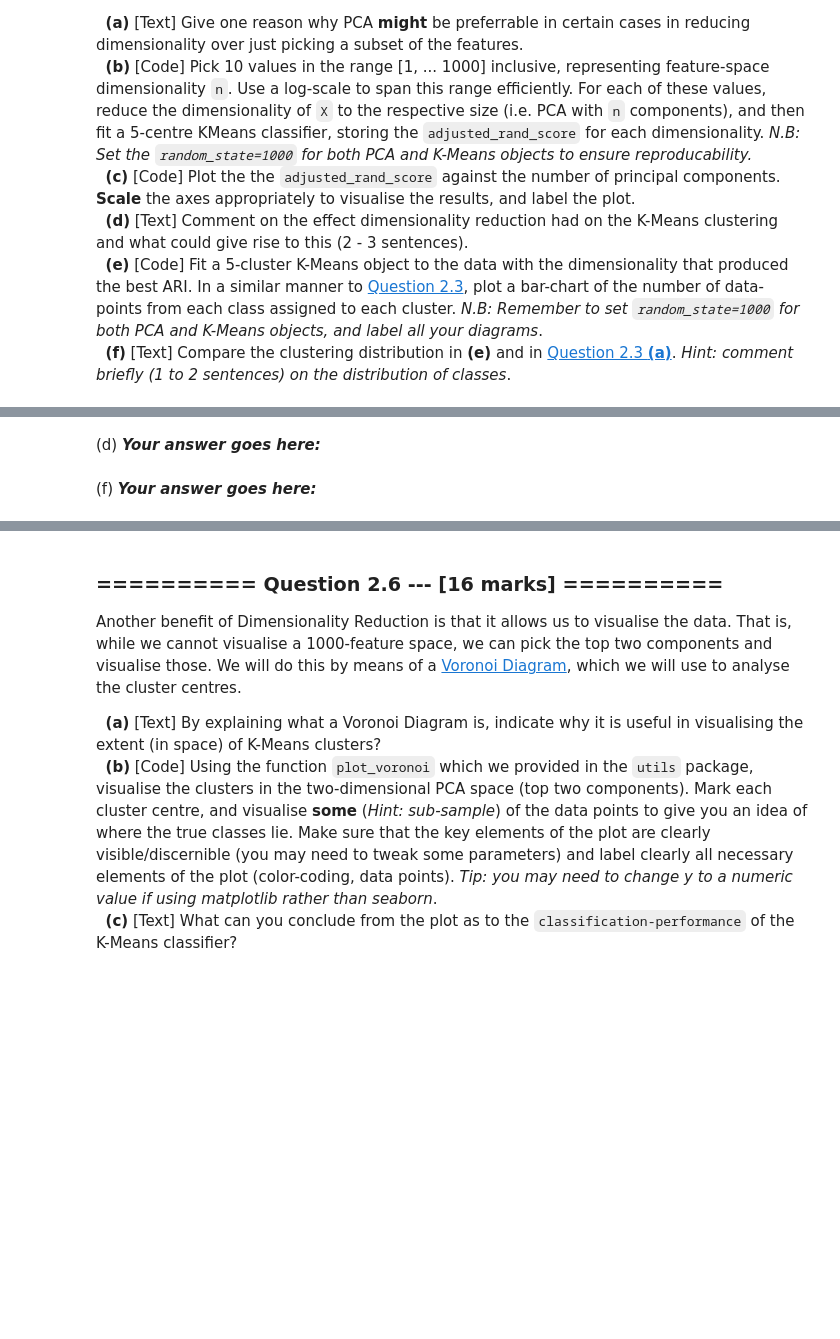
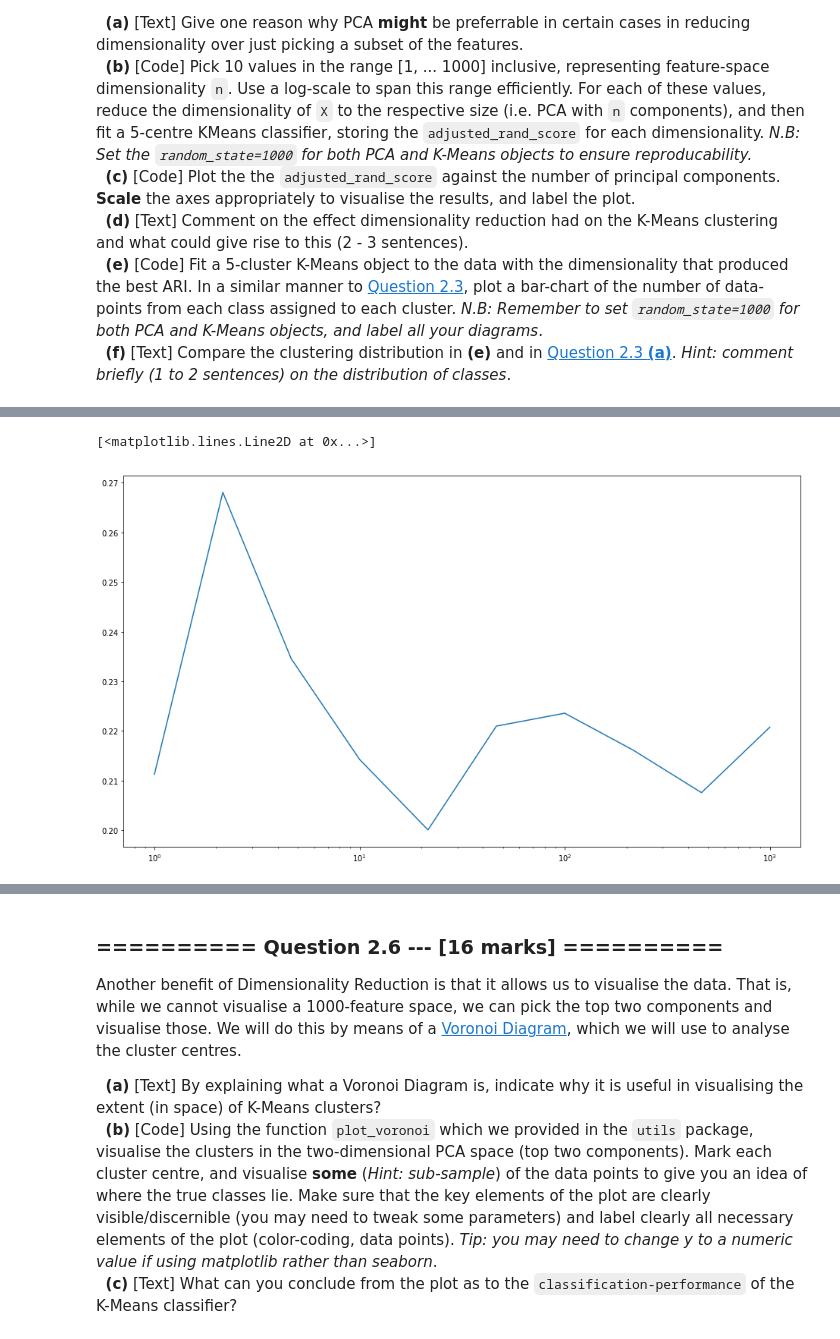
Before and after one commit to stuphys1729/IAML, a Jupyter notebook: Assignments/04_A_KMeans.ipynb, the cells around one changed output, grey strips where cells are left out. Cells and saved outputs as stored; diff of their text form; code cells hidden in the pictures; blank space fills up the shorter version.

```diff
--- a/Assignments/04_A_KMeans.ipynb
+++ b/Assignments/04_A_KMeans.ipynb
@@ -269,8 +274,8 @@ We will now evaluate the quality of this fit, primarily through the Adjusted Ran
 Measures similarity, cannot assign multiple clusters to one class
 # %%
 #(b) # Your Code goes here:
-pred = km.predict(X)
-adjusted_rand_score(pred, y)
+pred3 = km3.predict(X)
+adjusted_rand_score(pred3, y)
 # %% [output]
 0.26524660008439566
 # %% [markdown]
@@ -324,0 +344,13 @@ We will now investigate using [PCA](http://scikit-learn.org/0.19/modules/generat
+# %%
+#(b) # Your Code goes here:
+n_vals = np.logspace(0, 3, 10)
+scores = []
+for n in n_vals:
+    km5  = KMeans(5, random_state=1000)
+    PCAn = PCA(int(n), random_state=1000)
+    X_new = PCAn.fit_transform(X)
+    km5.fit(X_new)
+    pred = km5.predict(X_new)
+    score = adjusted_rand_score(pred, y)
+    scores.append(score)
+    print("| n: {0:<4} | score: {1:.3f} |".format(int(n), score))
@@ -325,4 +368,8 @@ We will now investigate using [PCA](http://scikit-learn.org/0.19/modules/generat
 # %%
 #(c) # Your Code goes here:
+fig, ax = plt.subplots(1)
+ax.set_xscale('log')
+plt.plot(n_vals, scores)
+# %% [output]
+[<matplotlib.lines.Line2D at 0x...>]
+[figure, added]
-# %% [markdown]
-(d) ***Your answer goes here:***
@@ -331,2 +375,0 @@ We will now investigate using [PCA](http://scikit-learn.org/0.19/modules/generat
-# %% [markdown]
-(f) ***Your answer goes here:***
```
Also changed, not shown: parts of 21 cells of this notebook.
